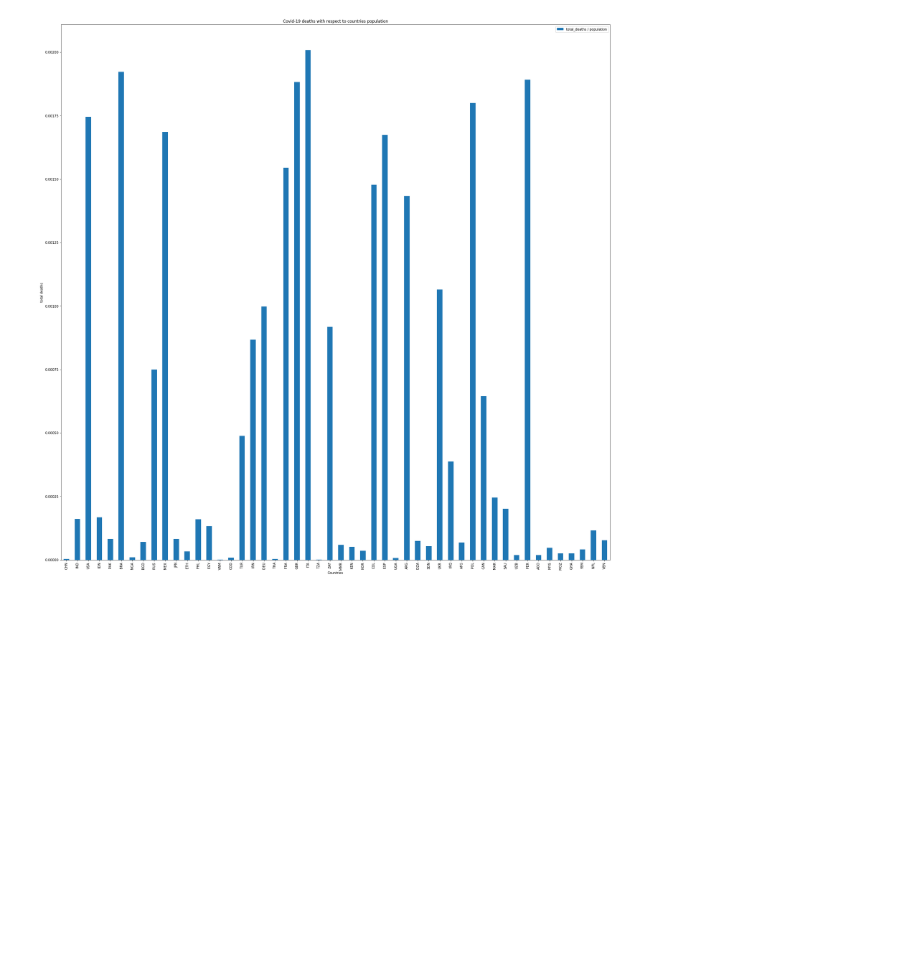
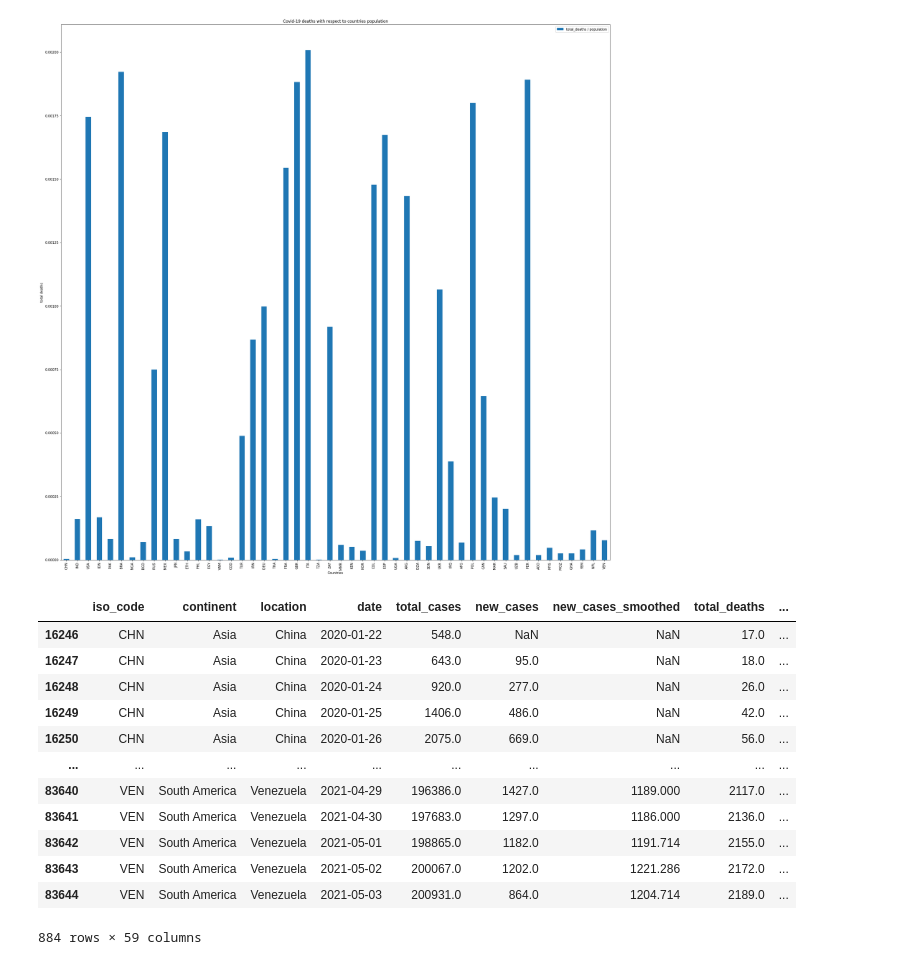
Before and after one commit to JonathanPro2/FinalProject320-, a Jupyter notebook: Final_Tutorial_320 .ipynb, the cells around one changed output. Drawn from its saved outputs; the diff is of its cells as text; code cells hidden in the pictures; blank space fills up the shorter version.

Commit message:
data scraping for machine learning

```diff
--- a/Final_Tutorial_320 .ipynb
+++ b/Final_Tutorial_320 .ipynb
@@ -177,3 +177,47 @@ death_ratio.set_ylabel("total deaths")
 # %% [output]
 Text(0, 0.5, 'total deaths')
 [figure]
+# %%
+orig_data = pd.read_csv('owid-covid-data.csv')
+
+# getting the data for the new cases for the top fifty countries based on population
+refined_data = orig_data[(orig_data['iso_code'] == 'CHN') | (orig_data['iso_code'] == 'IND')
+                         & (orig_data['iso_code'] == 'USA') | (orig_data['iso_code'] == 'IDN')
+                         & (orig_data['iso_code'] == 'PAK') | (orig_data['iso_code'] == 'BRA')
+                        & (orig_data['iso_code'] == 'NGA') | (orig_data['iso_code'] == 'BGD')
+                        & (orig_data['iso_code'] == 'RUS') | (orig_data['iso_code'] == 'MEX')
+                         & (orig_data['iso_code'] == 'JPN') | (orig_data['iso_code'] == 'ETH')
+                        & (orig_data['iso_code'] == 'PHL') | (orig_data['iso_code'] == 'EGY')
+                        & (orig_data['iso_code'] == 'VNM') | (orig_data['iso_code'] == 'COD')
+                        & (orig_data['iso_code'] == 'TUR') | (orig_data['iso_code'] == 'IRN')
+                        & (orig_data['iso_code'] == 'DEU') | (orig_data['iso_code'] == 'THA')
+                        & (orig_data['iso_code'] == 'FRA') | (orig_data['iso_code'] == 'GBR')
+                        & (orig_data['iso_code'] == 'ITA') | (orig_data['iso_code'] == 'TZA')
+                        & (orig_data['iso_code'] == 'ZAF') | (orig_data['iso_code'] == 'MMR')
+                        & (orig_data['iso_code'] == 'KEN') | (orig_data['iso_code'] == 'KOR')
+                        & (orig_data['iso_code'] == 'COL') | (orig_data['iso_code'] == 'ESP')
+                        & (orig_data['iso_code'] == 'UGA') | (orig_data['iso_code'] == 'ARG')
+                        & (orig_data['iso_code'] == 'DZA') | (orig_data['iso_code'] == 'SDN')
+                        & (orig_data['iso_code'] == 'UKR') | (orig_data['iso_code'] == 'IRQ')
+                        & (orig_data['iso_code'] == 'AFG') | (orig_data['iso_code'] == 'POL')
+                        & (orig_data['iso_code'] == 'CAN') | (orig_data['iso_code'] == 'MAR')
+                        & (orig_data['iso_code'] == 'SAU') | (orig_data['iso_code'] == 'UZB')
+                        & (orig_data['iso_code'] == 'PER') | (orig_data['iso_code'] == 'AGO')
+                        & (orig_data['iso_code'] == 'MYS') | (orig_data['iso_code'] == 'MOZ')
+                        & (orig_data['iso_code'] == 'GHA') | (orig_data['iso_code'] == 'YEM')
+                        & (orig_data['iso_code'] == 'NPL') | (orig_data['iso_code'] == 'VEN')]
+refined_data
+# %% [output]
+|  | iso_code | continent | location | date | total_cases | new_cases | new_cases_smoothed | total_deaths | ... |
+| 16246 | CHN | Asia | China | 2020-01-22 | 548.0 | NaN | NaN | 17.0 | ... |
+| 16247 | CHN | Asia | China | 2020-01-23 | 643.0 | 95.0 | NaN | 18.0 | ... |
+| 16248 | CHN | Asia | China | 2020-01-24 | 920.0 | 277.0 | NaN | 26.0 | ... |
+| 16249 | CHN | Asia | China | 2020-01-25 | 1406.0 | 486.0 | NaN | 42.0 | ... |
+| 16250 | CHN | Asia | China | 2020-01-26 | 2075.0 | 669.0 | NaN | 56.0 | ... |
+| ... | ... | ... | ... | ... | ... | ... | ... | ... | ... |
+| 83640 | VEN | South America | Venezuela | 2021-04-29 | 196386.0 | 1427.0 | 1189.000 | 2117.0 | ... |
+| 83641 | VEN | South America | Venezuela | 2021-04-30 | 197683.0 | 1297.0 | 1186.000 | 2136.0 | ... |
+| 83642 | VEN | South America | Venezuela | 2021-05-01 | 198865.0 | 1182.0 | 1191.714 | 2155.0 | ... |
+| 83643 | VEN | South America | Venezuela | 2021-05-02 | 200067.0 | 1202.0 | 1221.286 | 2172.0 | ... |
+| 83644 | VEN | South America | Venezuela | 2021-05-03 | 200931.0 | 864.0 | 1204.714 | 2189.0 | ... |
+884 rows × 59 columns
```
